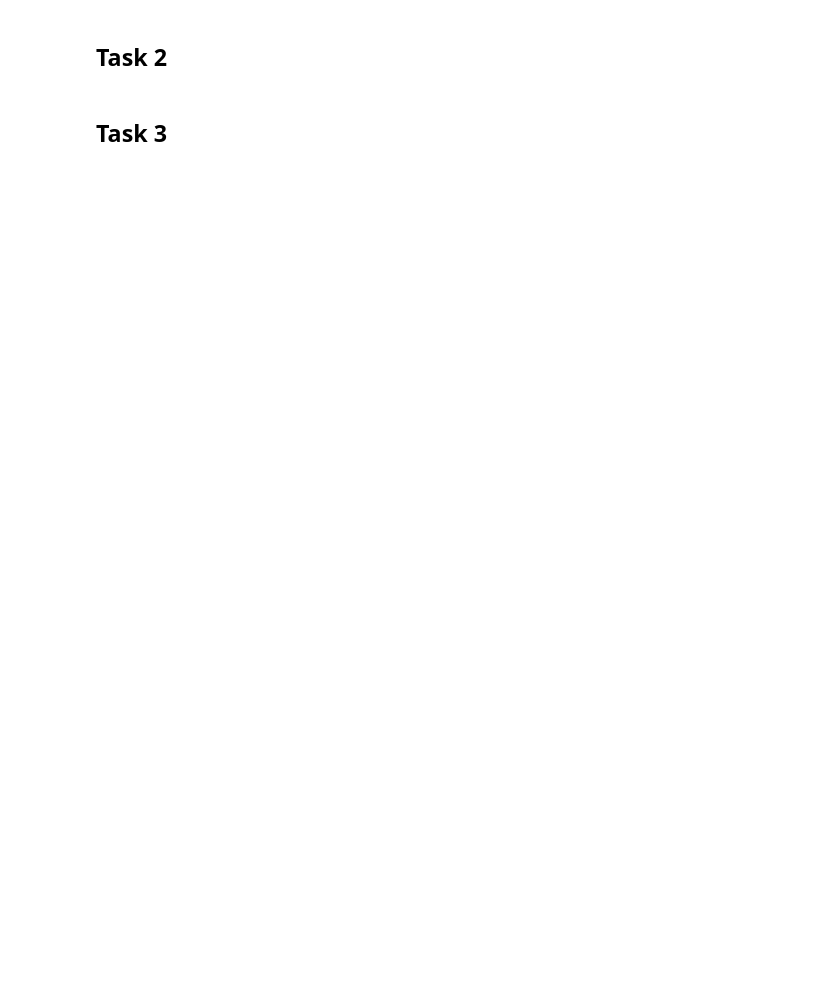
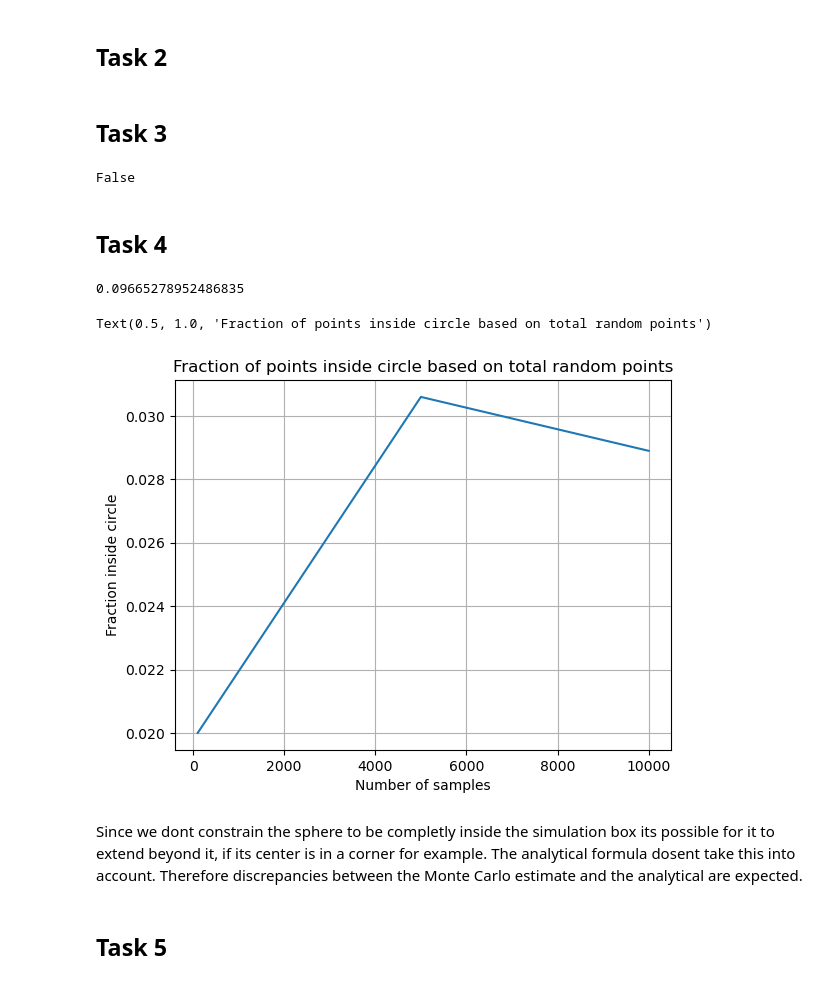
Before and after one commit to AliRiaz34/MOD300-project3, a Jupyter notebook: project3.ipynb, the cells around one changed output. Drawn from its saved outputs; the diff is of its cells as text; code cells hidden in the pictures; blank space fills up the shorter version.

Commit message:
task 4

```diff
--- a/project3.ipynb
+++ b/project3.ipynb
@@ -30,4 +31,4 @@ def random_point():
     -------
     Array of [x, y, z]
     """
-    return [random.uniform(x_min, x_max), random.uniform(y_min, y_max), random.uniform(z_min, z_max),]
+    return (np.array([random.uniform(x_min, x_max), random.uniform(y_min, y_max), random.uniform(z_min, z_max),]))
@@ -47,23 +50,56 @@ def define_sphere():
 # %% [markdown]
 ## Task 3
 # %%
-def is_inside_sphere(x, y, z, spherePosition, radius):
+def is_inside_sphere(point, spherePosition, radius):
     """
-    Checks if a point is inside the sphere.
+    Checks if a point is inside given sphere.
     Inputs
     -------
-    x: x coordinate
-    y: y coordinate
-    z: z coordinate
-    shperePosition: array of sphere center posititon
-    radius: radius of sphere
+    point : array of coordinates being checked [x, y, z]
+    spherePosition : array of sphere center posititon [x_c, y_c, z_c]
+    radius : radius of sphere
 
     Outputs
     -------
-    Boolean
+    boolean
     """
-    x_c, y_c, z_c = spherePosition
-    if ((x-x_c)**2 + (y-y_c)**2 + (z-z_c)**2) <= radius**2:
+    if ((point[0]-spherePosition[0])**2 + (point[1]-spherePosition[1])**2 + (point[2]-spherePosition[2])**2) <= radius**2:
         return True
     else:
         return False
+# %% [output]
+False
+# %% [markdown]
+## Task 4
+# %%
+def fraction_inside_sphere(numSample, spherePosition, radius):
+    inside_sphere = 0
+    for _ in range(numSample):
+        if is_inside_sphere(random_point(), spherePosition, radius) == True:
+            inside_sphere += 1
+    return inside_sphere/numSample
+
+numSamples  = [100, 5000, 10000]
+spherePosition, radius = define_sphere()
+fractions = []
+
+for n in numSamples:
+    fractions.append(fraction_inside_sphere(n, spherePosition, radius))
+
+#To check if the result is right we use the exact theoretical fraction
+analyticalResult = (((4/3)*math.pi*radius**3) / (x_max * y_max * z_max))
+print(analyticalResult)
+
+plt.plot(numSamples, fractions)
+plt.grid()
+plt.xlabel("Number of samples")
+plt.ylabel("Fraction inside circle")
+plt.title("Fraction of points inside circle based on total random points")
+# %% [output]
+0.09665278952486835
+Text(0.5, 1.0, 'Fraction of points inside circle based on total random points')
+[figure, added]
+# %% [markdown]
+Since we dont constrain the sphere to be completly inside the simulation box its possible for it to extend beyond it, if its center is in a corner for example. The analytical formula dosent take this into account. Therefore discrepancies between the Monte Carlo estimate and the analytical are expected.
+# %% [markdown]
+## Task 5
```
Also changed, not shown: parts of 3 cells of this notebook, 1 other file.
